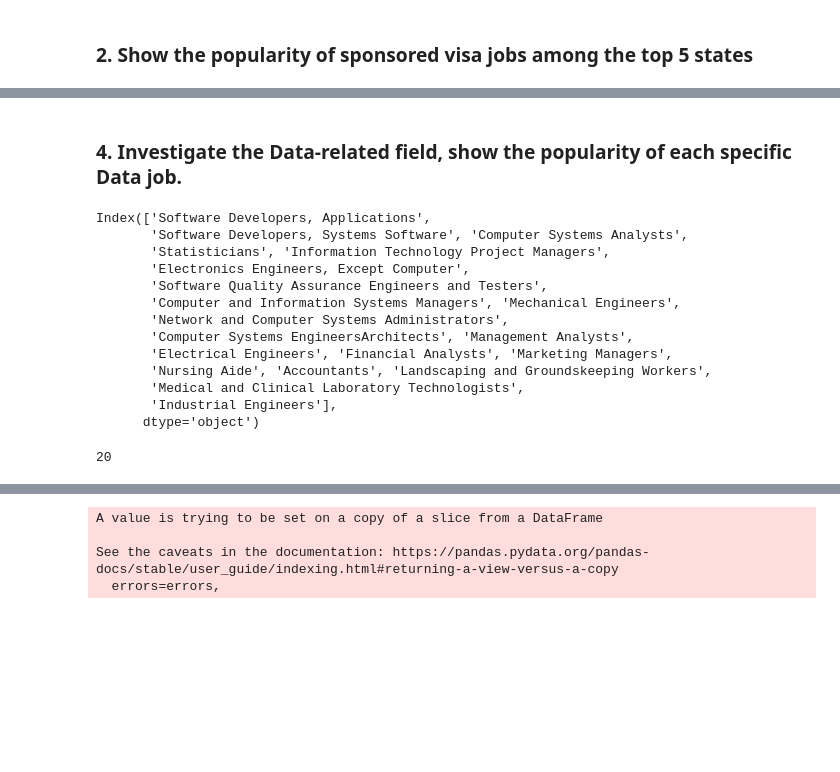
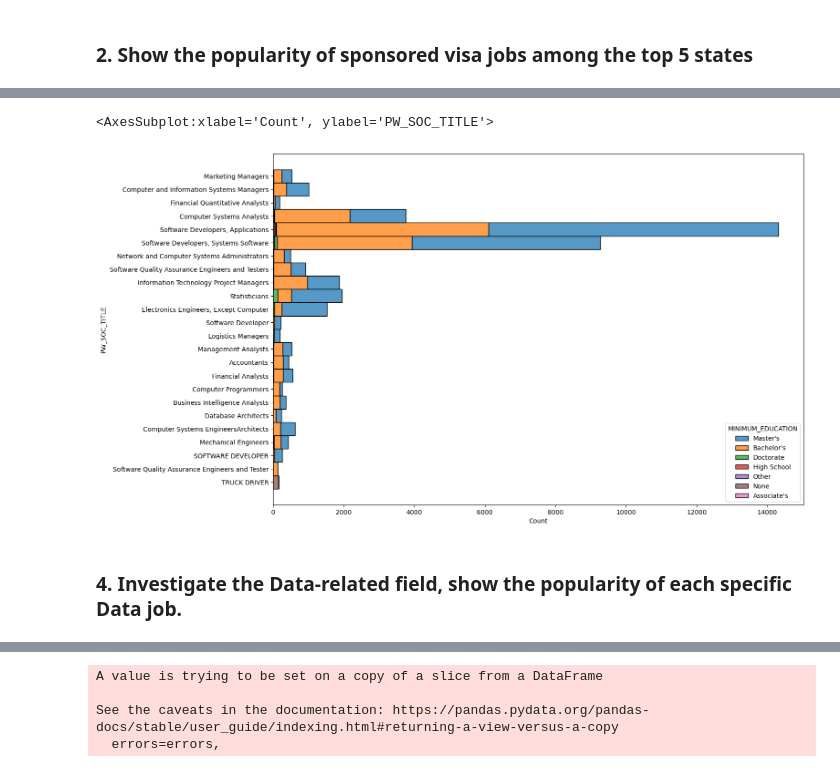
Before and after one commit to cindydao95/Exploration-Data-Analysis-on-US-Immigrants-PERM-Applications-Quarter-4-2022, a Jupyter notebook: src/notebook/perm-data-analytics.ipynb, the cells around one changed output, grey strips where cells are left out. Cells and saved outputs as stored; diff of their text form; code cells hidden in the pictures; blank space fills up the shorter version.

```diff
--- a/src/notebook/perm-data-analytics.ipynb
+++ b/src/notebook/perm-data-analytics.ipynb
@@ -135,2 +163,9 @@ Among the sponsored visa jobs, Software Developers and Applications are the most
+# %%
+fig, ax = plt.subplots(figsize=(15,10))
+
+sns.histplot(data =top_state_job_df,y= "PW_SOC_TITLE",hue='MINIMUM_EDUCATION',multiple="stack",stat="count",element="bars")
+# %% [output]
+<AxesSubplot:xlabel='Count', ylabel='PW_SOC_TITLE'>
+[figure, added]
 # %% [markdown]
 ### 4. Investigate the Data-related field, show the popularity of each specific Data job.
@@ -141,20 +171,0 @@ df1.loc[df1.]
-# %%
-top_job_titles
-# %% [output]
-Index(['Software Developers, Applications',
-       'Software Developers, Systems Software', 'Computer Systems Analysts',
-       'Statisticians', 'Information Technology Project Managers',
-       'Electronics Engineers, Except Computer',
-       'Software Quality Assurance Engineers and Testers',
-       'Computer and Information Systems Managers', 'Mechanical Engineers',
-       'Network and Computer Systems Administrators',
-       'Computer Systems EngineersArchitects', 'Management Analysts',
-       'Electrical Engineers', 'Financial Analysts', 'Marketing Managers',
-       'Nursing Aide', 'Accountants', 'Landscaping and Groundskeeping Workers',
-       'Medical and Clinical Laboratory Technologists',
-       'Industrial Engineers'],
-      dtype='object')
-# %%
-len(top_job_titles)
-# %% [output]
-20
```
Also changed, not shown: parts of 12 cells of this notebook.
